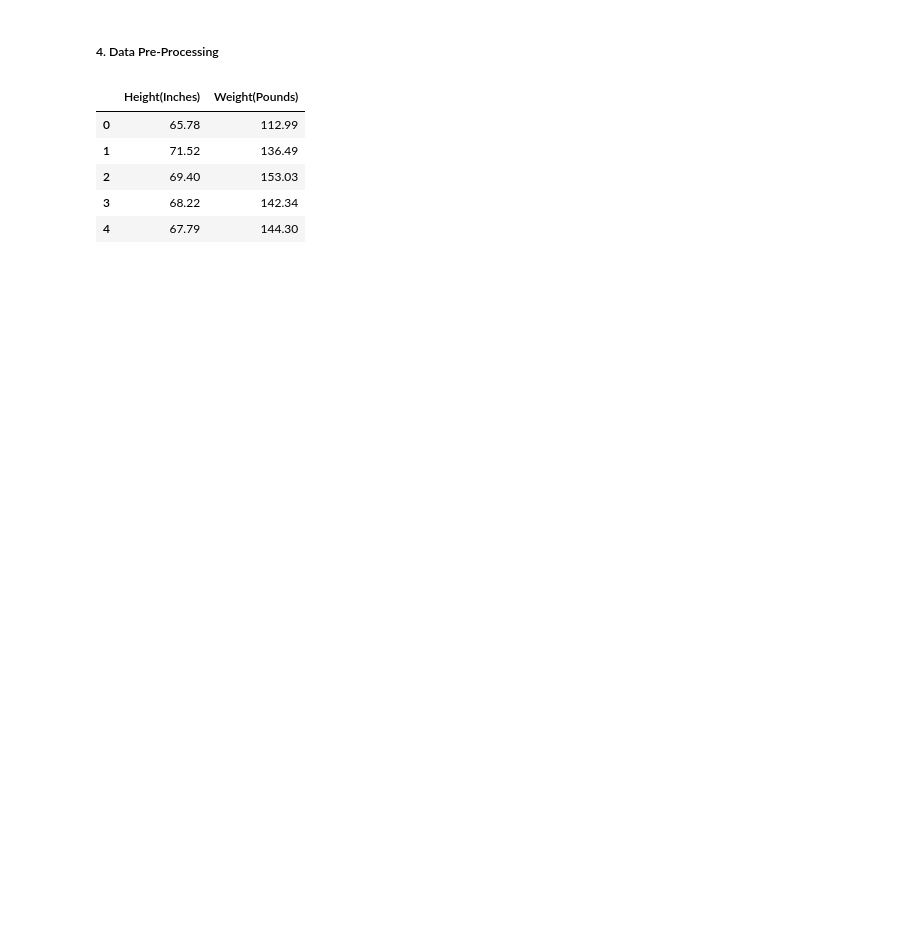
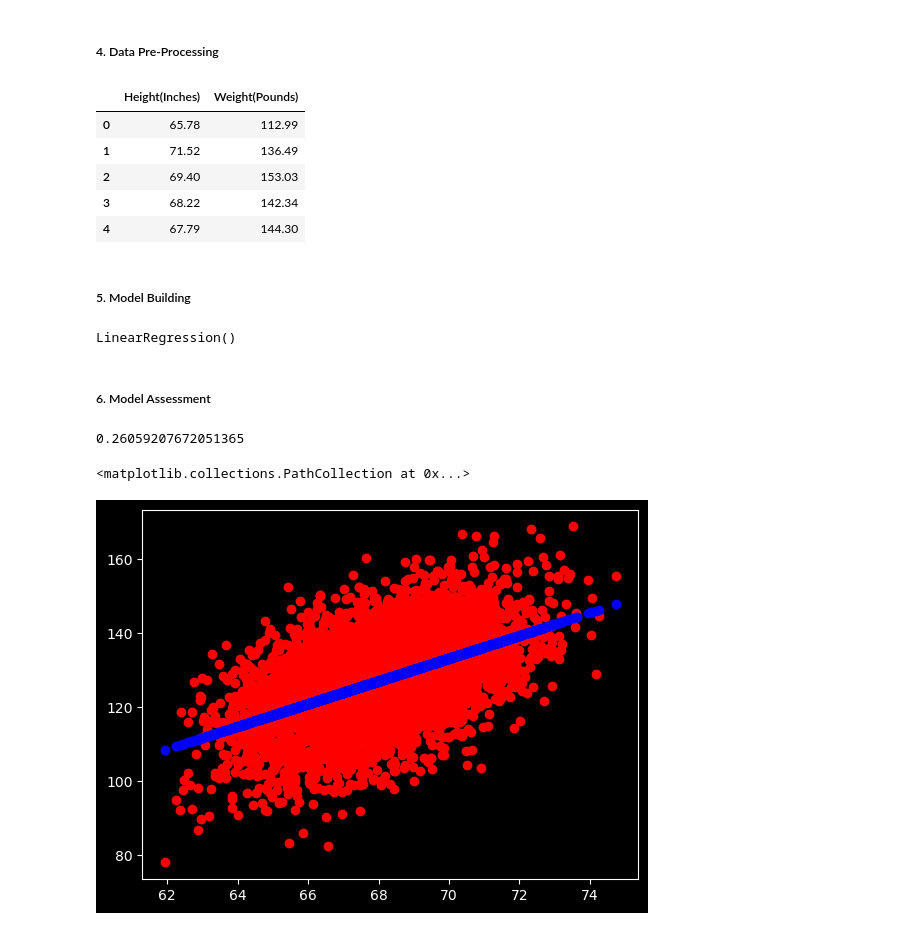
Before and after one commit to irvluc/DataScienceInfinity, a Jupyter notebook: Project 1 - Predicting Weight from Height for 18 year olds.ipynb, the cells around one changed output. Drawn from its saved outputs; the diff is of its cells as text; code cells hidden in the pictures; blank space fills up the shorter version.

Commit message:
Constructed simple linear regression model and predicted values

```diff
--- a/Project 1 - Predicting Weight from Height for 18 year olds.ipynb
+++ b/Project 1 - Predicting Weight from Height for 18 year olds.ipynb
@@ -121,0 +127,34 @@ df.head()
+# %%
+X_train, X_test, y_train, y_test = train_test_split(X, y, test_size = 0.2, random_state = 42)
+# %% [markdown]
+##### 5. Model Building
+# %%
+
+# Instantiate our model object
+
+regressor = LinearRegression()
+
+
+# Train our model
+
+regressor.fit(X_train, y_train)
+# %% [output]
+LinearRegression()
+# %% [markdown]
+##### 6. Model Assessment
+# %%
+# Assess model accuracy
+
+y_pred = regressor.predict(X_test)
+r2_score(y_test, y_pred)
+# %% [output]
+0.26059207672051365
+# %%
+final_data = pd.merge(X_test, y_test, how = "inner", on = X_test.index)
+final_data.drop("key_0", axis = 1, inplace=True)
+# %%
+plt.scatter(final_data["Height(Inches)"], final_data["Weight(Pounds)"], color="red")
+plt.scatter(final_data["Height(Inches)"], y_pred, colo)
+# %% [output]
+<matplotlib.collections.PathCollection at 0x...>
+[figure, added]
```
Also changed, not shown: parts of 1 cell of this notebook, 1 other file.
